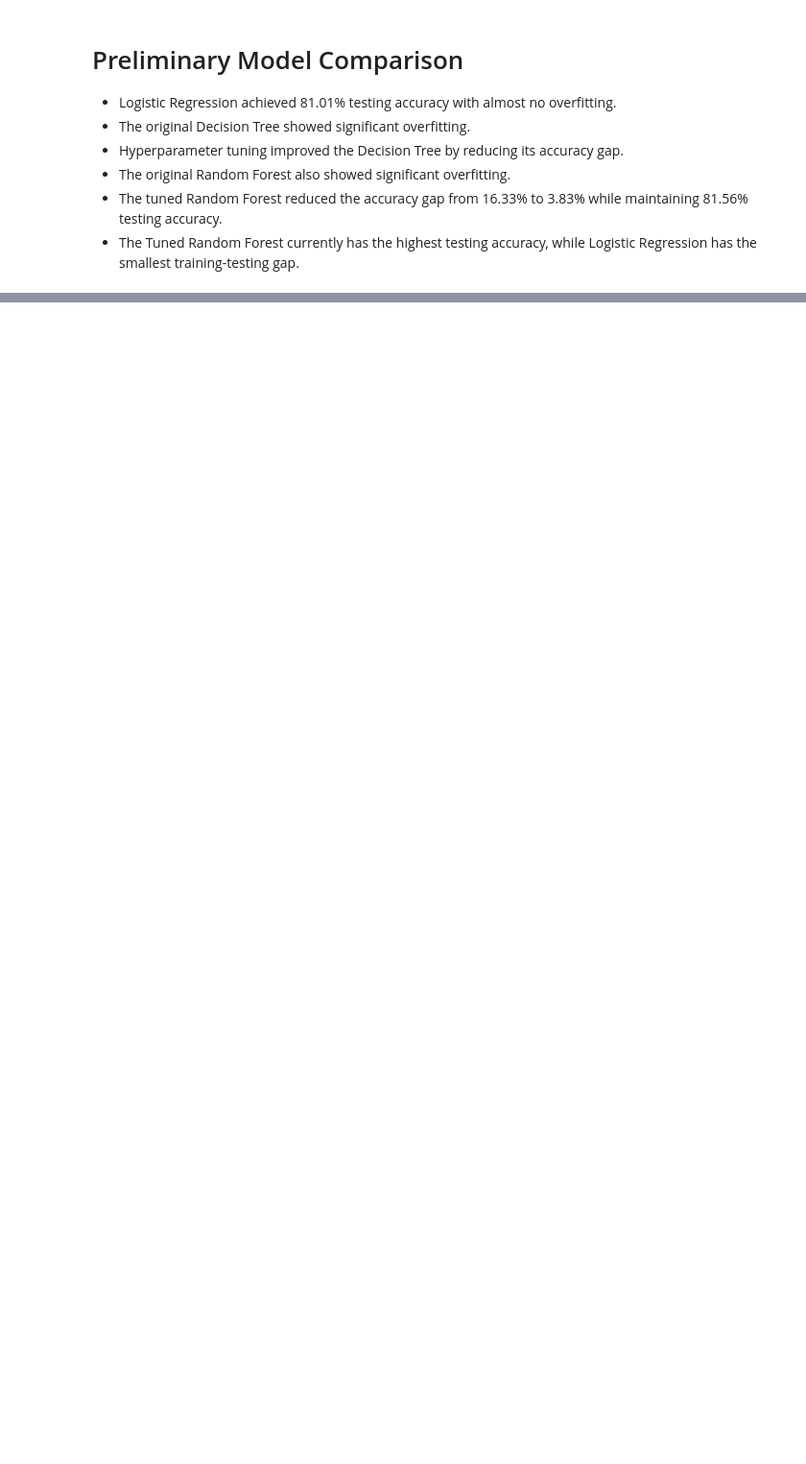
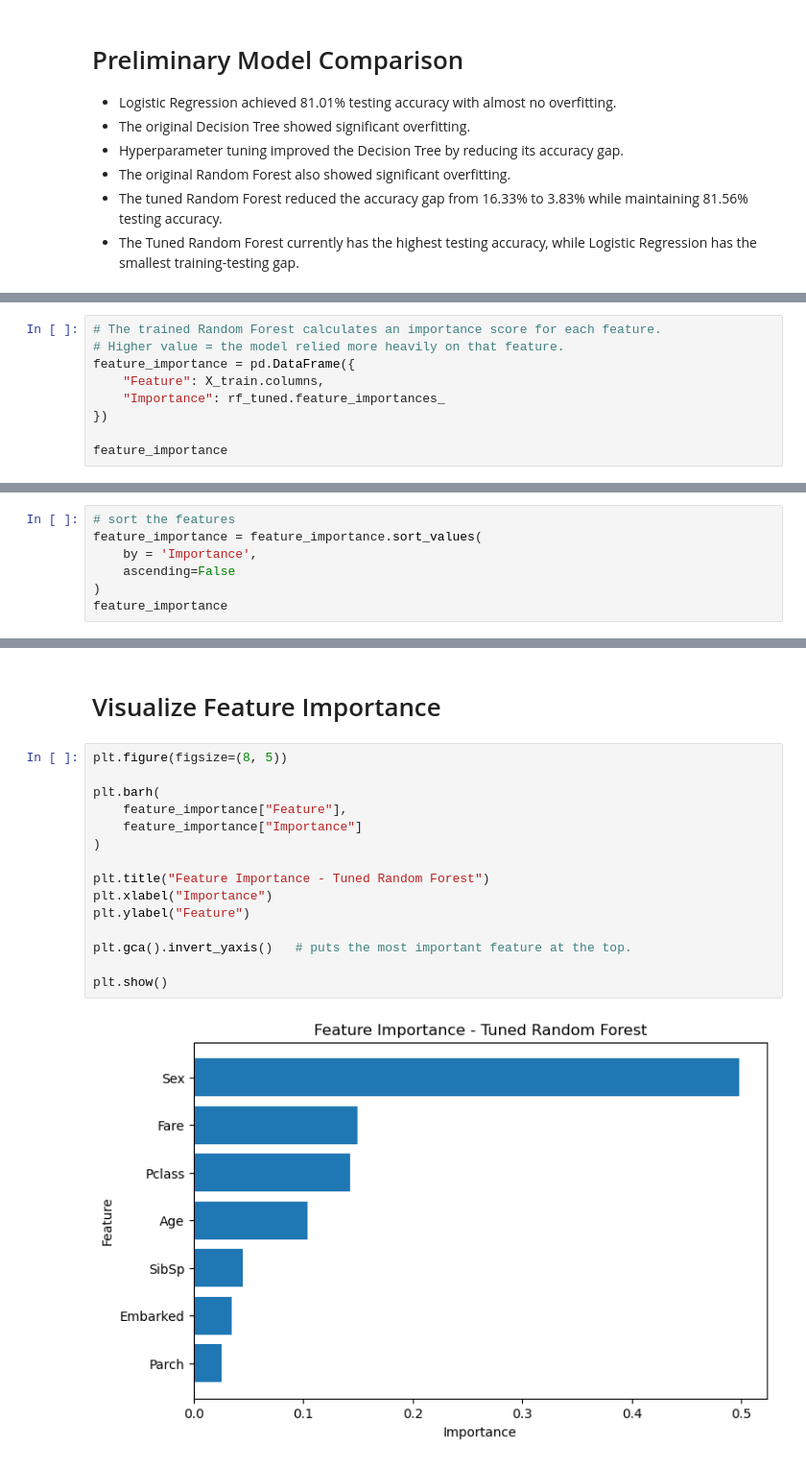
Before and after one commit to pavanpal00000-maker/Titanic--Survival-Analysis-, a Jupyter notebook: Notebooks/04_model_building.ipynb, the cells around one changed output, grey strips where cells are left out. Shown at 96% size. Drawn from its saved outputs; the diff is of its cells as text; blank space fills up the shorter version.

Commit message:
Add feature importance analysis

```diff
--- a/Notebooks/04_model_building.ipynb
+++ b/Notebooks/04_model_building.ipynb
@@ -685,0 +692,9 @@ plt.show()
+# %%
+# The trained Random Forest calculates an importance score for each feature.
+# Higher value = the model relied more heavily on that feature.
+feature_importance = pd.DataFrame({
+    "Feature": X_train.columns,
+    "Importance": rf_tuned.feature_importances_
+})
+
+feature_importance
@@ -685,0 +710,7 @@ plt.show()
+# %%
+# sort the features
+feature_importance = feature_importance.sort_values(
+    by = 'Importance',
+    ascending=False
+)
+feature_importance
@@ -685,0 +726,19 @@ plt.show()
+# %% [markdown]
+# Visualize Feature Importance
+# %%
+plt.figure(figsize=(8, 5))
+
+plt.barh(
+    feature_importance["Feature"],
+    feature_importance["Importance"]
+)
+
+plt.title("Feature Importance - Tuned Random Forest")
+plt.xlabel("Importance")
+plt.ylabel("Feature")
+
+plt.gca().invert_yaxis()   # puts the most important feature at the top.
+
+plt.show()
+# %% [output]
+[figure, added]
```
Also changed, not shown: parts of 8 cells of this notebook.
